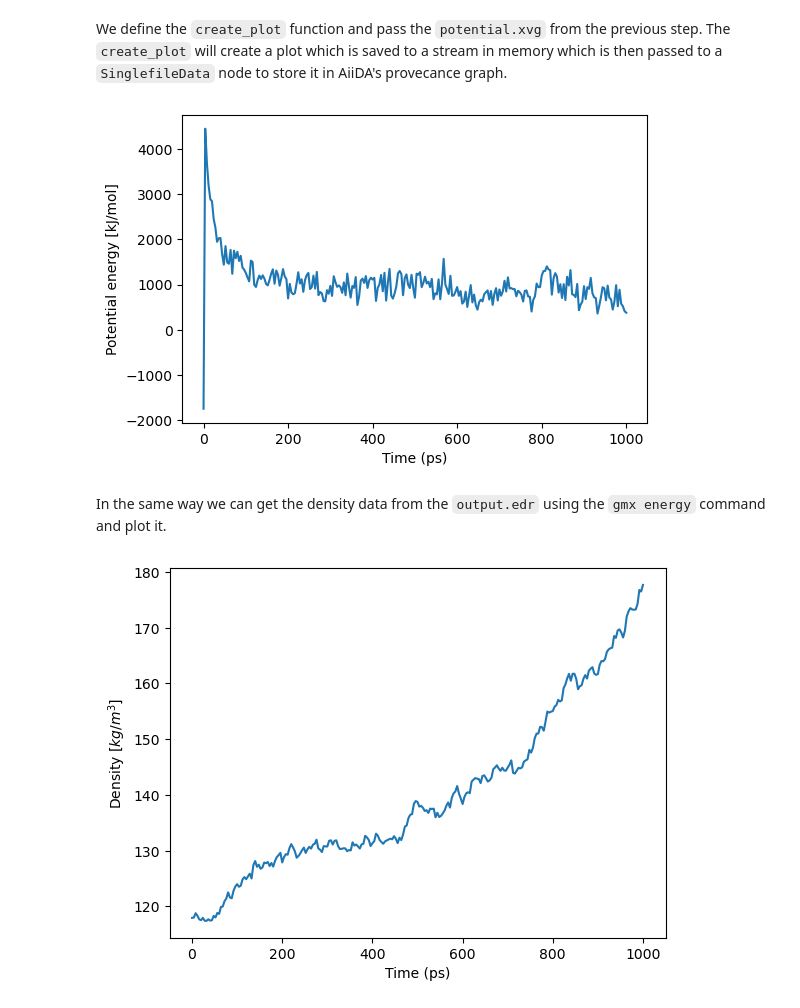
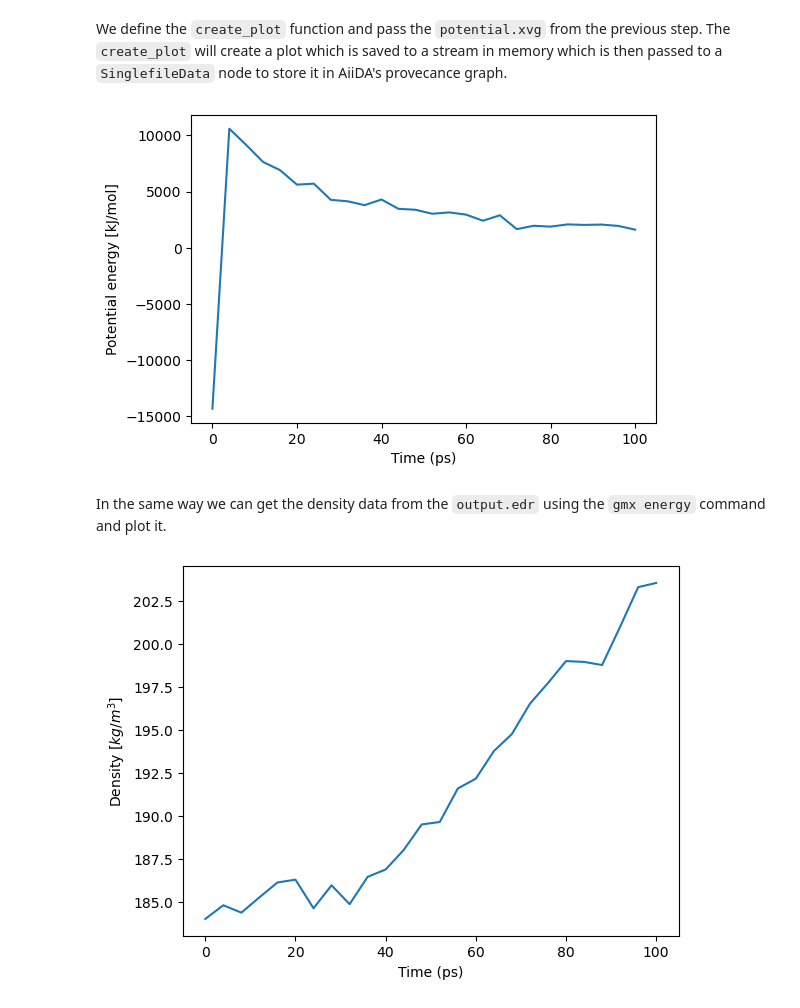
Before and after one commit to CESARDELATORRE/AQE-GROMACS-Polymers-POC, a Jupyter notebook: aiida_gromacs_polymer.ipynb, the cells around one changed output. Cells and saved outputs as stored; diff of their text form; code cells hidden in the pictures.

```diff
--- a/aiida_gromacs_polymer.ipynb
+++ b/aiida_gromacs_polymer.ipynb
@@ -62,7 +131,7 @@ The `gmx pdb2gmx` is the first GROMACS command to create th topology file accord
 # Run `gmx pdb2gmx` to convert the PDB to GROMACS .gro format.
 results_pdb2gmx, node_pdb2gmx = launch_shell_job(
     'gmx',
-    arguments='pdb2gmx -f {polymer} -o output.gro -water spce -ff oplsaa',
+    arguments='pdb2gmx -f {polymer} -o polymer_out.pdb -water spce -ff oplsaa',
     nodes={
         'polymer': polymer,
         'folder': oplsaa,
@@ -70,7 +139,7 @@ results_pdb2gmx, node_pdb2gmx = launch_shell_job(
     filenames={
         'folder': 'oplsaa.ff'
     },
-    outputs=['output.gro', 'topol.top', 'posre.itp'],
+    outputs=['polymer_out.pdb', 'topol.top', 'posre.itp'],
     metadata={'options': {'redirect_stderr': True}},
 )
-#print(results_pdb2gmx['stdout'].get_content())
+print(results_pdb2gmx['stdout'].get_content())
@@ -105,7 +238,7 @@ While running the `pdb2gmx` command we have created the topology for one single
 # %%
 results_updatetop, node_updatetop = launch_shell_job(
     'sed',
-    arguments='-i "s/Other               1/Other               9/g" {top}',
+    arguments='-i "s/Other               1/Other               23/g" {top}',
     nodes={
         'top': results_pdb2gmx['topol_top'],
     },
@@ -145,7 +278,7 @@ results_grompp_em, node_grompp_em = launch_shell_job(
     arguments='grompp -f {mdp} -c {gro} -p {top} -o output.tpr',
     nodes={
         'mdp': em_mdp,
-        'gro': results_insert['melt_gro'],
+        'gro': results_insert['melt_pdb'],
         'top': results_updatetop['topol_top'],
         'folder': oplsaa,
     },
@@ -184,7 +335,7 @@ eqnpt_mdp = orm.SinglefileData.from_string(
     ;define                 = -DPOSRES
     integrator              = md
     dt                      = 0.002
-    nsteps                  = 500000
+    nsteps                  = 50000
     nstenergy               = 2000
     nstxout-compressed      = 10000
     nstvout                 = 0
@@ -237,4 +388,4 @@ results_grompp_eqnpt, node_grompp_eqnpt = launch_shell_job(
     outputs=['npt.tpr'],
     metadata={'options': {'redirect_stderr': True}},
 )
-#print(results_grompp_eqnpt['stdout'].get_content())
+print(results_grompp_eqnpt['stdout'].get_content())
@@ -286,24 +455,24 @@ from IPython.display import display, IFrame
 # %% [markdown]
 We define the `create_plot` function and pass the `potential.xvg` from the previous step. The `create_plot` will create a plot which is saved to a stream in memory which is then passed to a `SinglefileData` node to store it in AiiDA's provecance graph.
 # %%
-#@engine.calcfunction
+@engine.calcfunction
 def create_plot(xvg: orm.SinglefileData) -> orm.SinglefileData:
     """Plot the data of a XVG output file."""
     lines = xvg.get_content().split('\n')
     data = np.loadtxt(lines, comments=['#', '@']).T
     plt.figure(figsize=(6,4))
     plt.plot(*data)
     plt.xlabel('Time (ps)')
     plt.ylabel('Potential energy [kJ/mol]')
     stream = io.BytesIO()
     plt.savefig(stream, format='png', bbox_inches='tight', dpi=150)
     #stream.seek(0)
     return orm.SinglefileData(stream, filename='potential.png')
 
 # Create a plot from the extracted potential energy of the system
 plot = create_plot(results_energy['potential_xvg'])
 # %% [output]
-[figure, old version]
+[figure, new version]
 # %% [markdown]
 In the same way we can get the density data from the `output.edr` using the `gmx energy` command and plot it.
 # %%
@@ -319,7 +488,7 @@ results_energy, node_energy = launch_shell_job(
     metadata={'options': {'redirect_stderr': True, 'filename_stdin': 'stdin'}},
 )
 # %%
-#@engine.calcfunction
+@engine.calcfunction
 def create_plot(xvg: orm.SinglefileData) -> orm.SinglefileData:
     """Plot the data of a XVG output file."""
     lines = xvg.get_content().split('\n')
@@ -335,4 +504,4 @@ def create_plot(xvg: orm.SinglefileData) -> orm.SinglefileData:
 # Create a plot from the extracted density of the system
 plot = create_plot(results_energy['density_xvg'])
 # %% [output]
-[figure, old version]
+[figure, new version]
```
Also changed, not shown: parts of 31 cells of this notebook, 1 other file.
